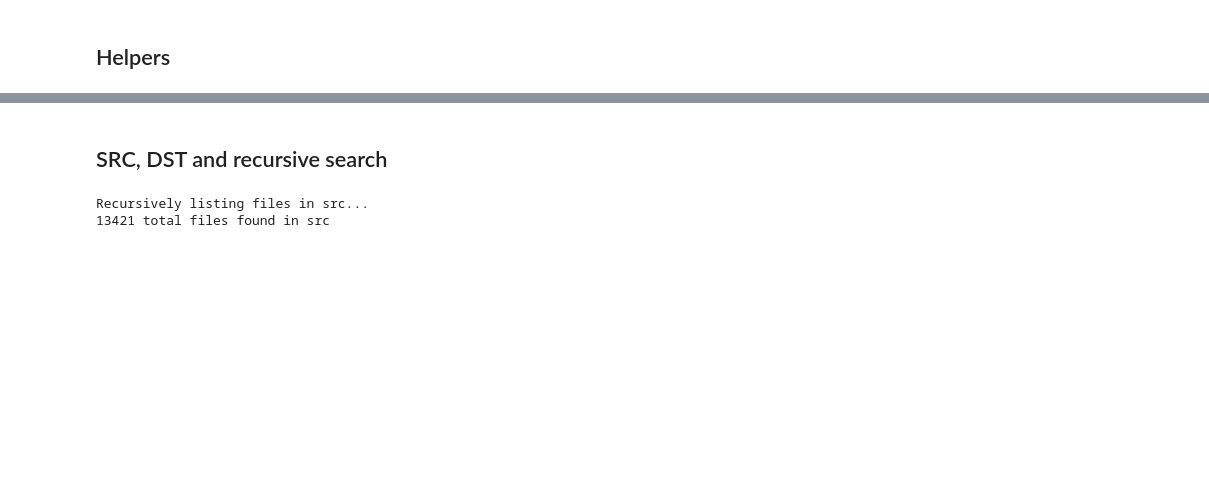
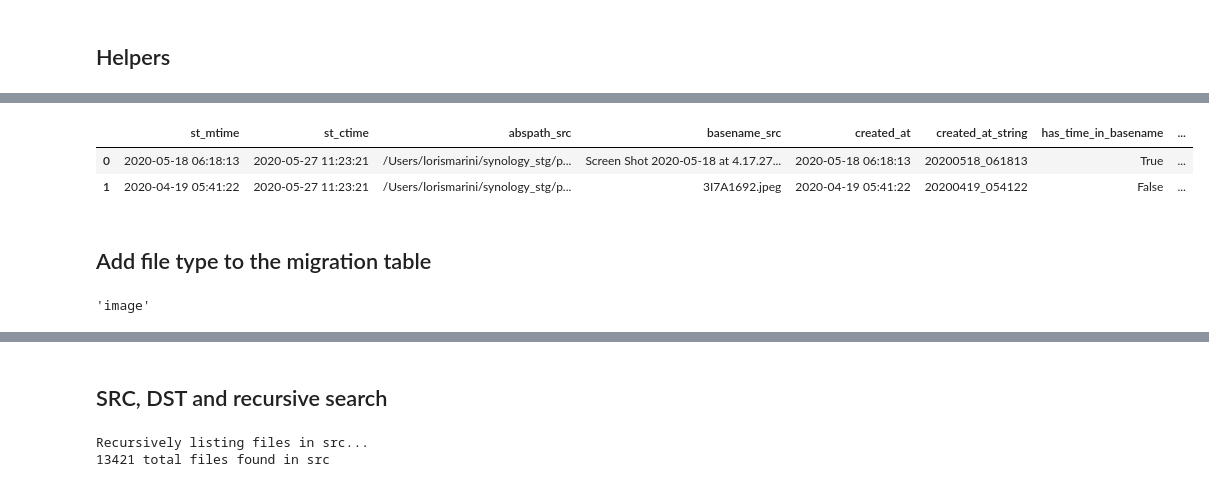
Before and after one commit to LorisMarini/synology, a Jupyter notebook: notebooks/development-etl-v2.ipynb, the cells around one changed output, grey strips where cells are left out. Saved outputs shown, nothing was run; the diff lists cells and outputs as text; code cells hidden in the pictures; blank space fills up the shorter version.

Commit message:
adds filetype to a migration table

```diff
--- a/notebooks/development-etl-v2.ipynb
+++ b/notebooks/development-etl-v2.ipynb
@@ -19,0 +11,15 @@ files = ls_files(src_dir=arguments.dir_dump, recursive=True)
+# %%
+# Instantiate default arguments object
+arguments = Arguments()
+
+# Validate and assign arguments to a global variable
+validate_args(arguments)
+# %%
+# List files in src and ignore some
+files = ls_recursive(src_dir=arguments.dir_dump, ignore=arguments.ignore)
+
+# Build a migration table
+table = migration_table(files=files, dst_dir=arguments.dir_staging)
+
+# Execute first migration
+report = execute_migration_table(df=table, mode=arguments.mode, replace=arguments.replace)
@@ -19,0 +44,12 @@ files = ls_files(src_dir=arguments.dir_dump, recursive=True)
+# %%
+table
+# %% [output]
+|  | st_mtime | st_ctime | abspath_src | basename_src | created_at | created_at_string | has_time_in_basename | ... |
+| 0 | 2020-05-18 06:18:13 | 2020-05-27 11:23:21 | /Users/lorismarini/synology_stg/p... | Screen Shot 2020-05-18 at 4.17.27... | 2020-05-18 06:18:13 | 20200518_061813 | True | ... |
+| 1 | 2020-04-19 05:41:22 | 2020-05-27 11:23:21 | /Users/lorismarini/synology_stg/p... | 3I7A1692.jpeg | 2020-04-19 05:41:22 | 20200419_054122 | False | ... |
+# %% [markdown]
+## Add file type to the migration table
+# %%
+guess_file_type(table.loc[0,"abspath_dst"])
+# %% [output]
+'image'
```
Also changed, not shown: parts of 4 cells of this notebook, 6 other files.
